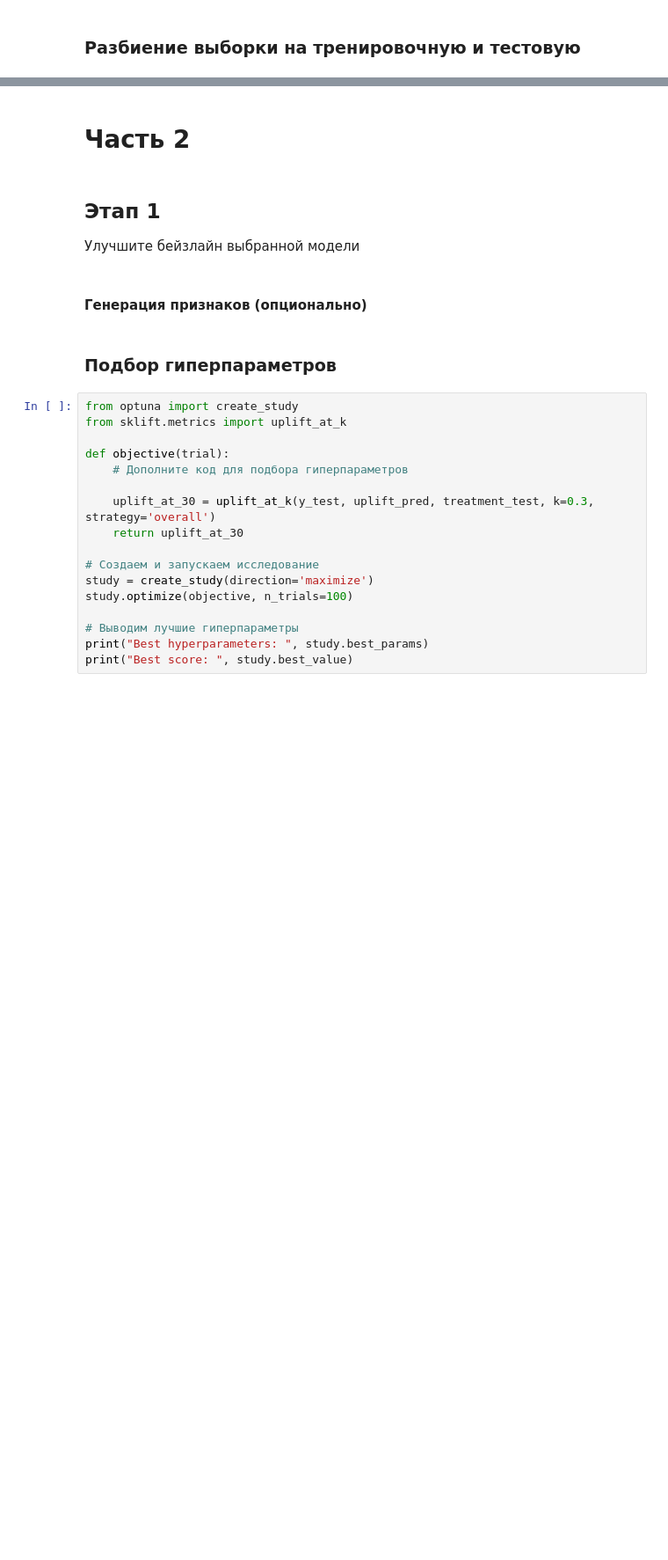
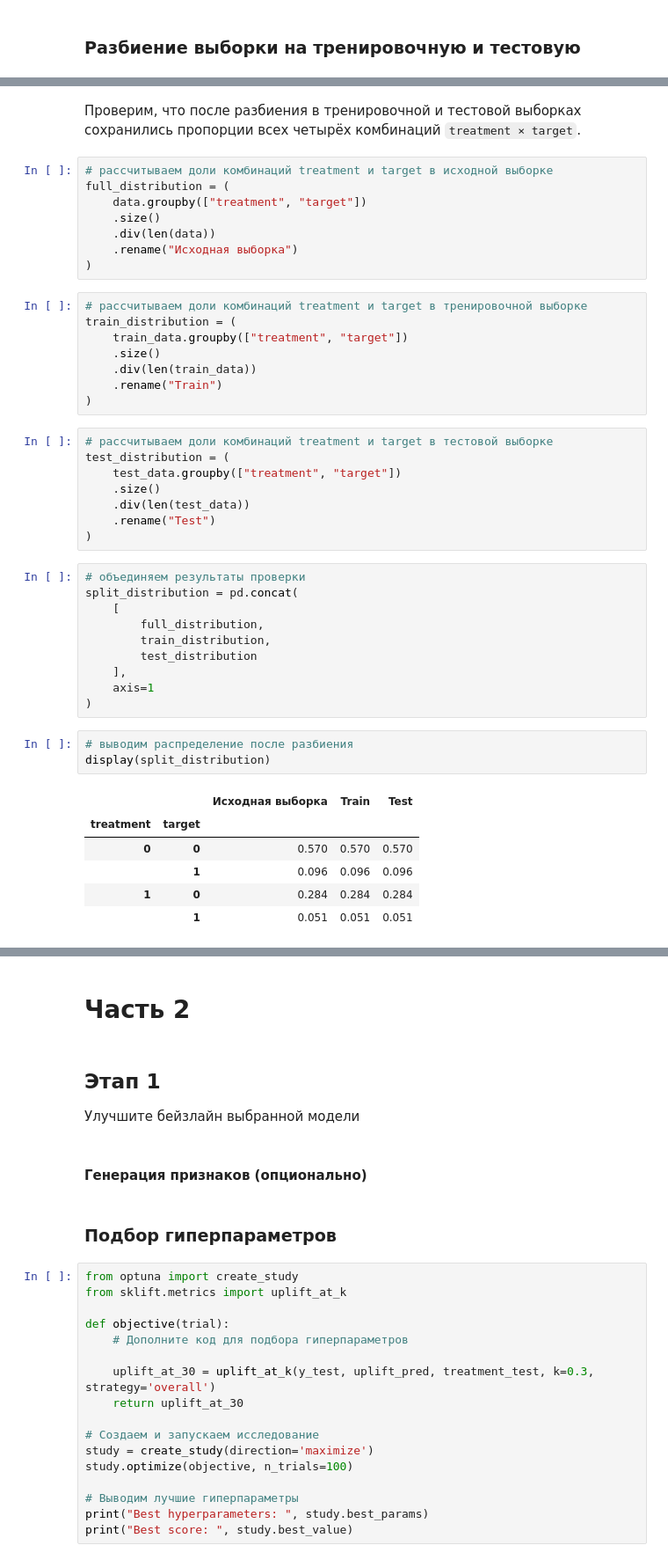
Before and after one commit to LadyProGo/mle-project-sprint-5-v001, a Jupyter notebook: final_uplift_project.ipynb, the cells around one changed output, grey strips where cells are left out. Shown at 88% size. Drawn from its saved outputs; the diff is of its cells as text; blank space fills up the shorter version.

```diff
--- a/final_uplift_project.ipynb
+++ b/final_uplift_project.ipynb
@@ -591,0 +702,46 @@ treatment_test_mapped = treatment_test.map(treatment_mapping)
+# %% [markdown]
+Проверим, что после разбиения в тренировочной и тестовой выборках сохранились пропорции всех четырёх комбинаций `treatment × target`.
+# %%
+# рассчитываем доли комбинаций treatment и target в исходной выборке
+full_distribution = (
+    data.groupby(["treatment", "target"])
+    .size()
+    .div(len(data))
+    .rename("Исходная выборка")
+)
+# %%
+# рассчитываем доли комбинаций treatment и target в тренировочной выборке
+train_distribution = (
+    train_data.groupby(["treatment", "target"])
+    .size()
+    .div(len(train_data))
+    .rename("Train")
+)
+# %%
+# рассчитываем доли комбинаций treatment и target в тестовой выборке
+test_distribution = (
+    test_data.groupby(["treatment", "target"])
+    .size()
+    .div(len(test_data))
+    .rename("Test")
+)
+# %%
+# объединяем результаты проверки
+split_distribution = pd.concat(
+    [
+        full_distribution,
+        train_distribution,
+        test_distribution
+    ],
+    axis=1
+)
+# %%
+# выводим распределение после разбиения
+display(split_distribution)
+# %% [output]
+|  |  | Исходная выборка | Train | Test |
+| treatment | target |  |  |  |
+| 0 | 0 | 0.570 | 0.570 | 0.570 |
+|  | 1 | 0.096 | 0.096 | 0.096 |
+| 1 | 0 | 0.284 | 0.284 | 0.284 |
+|  | 1 | 0.051 | 0.051 | 0.051 |
```
Also changed, not shown: parts of 146 cells of this notebook, 2 other files.
